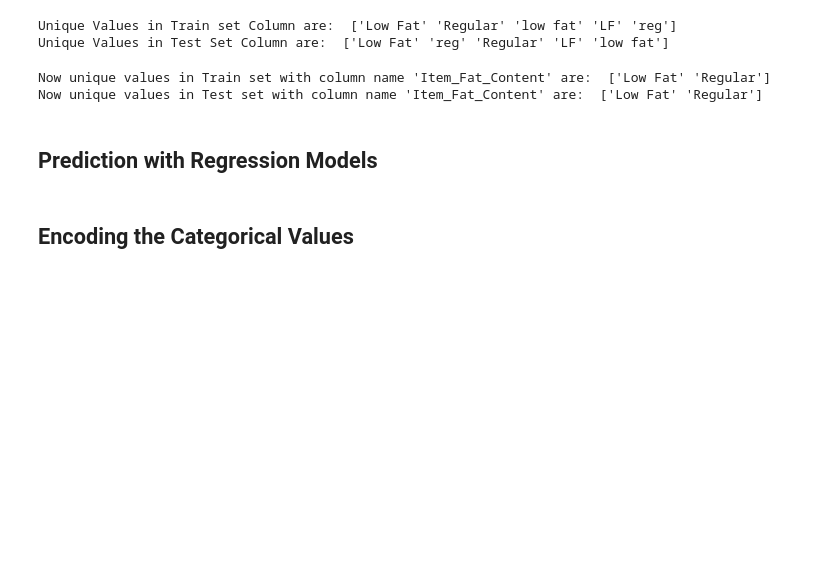
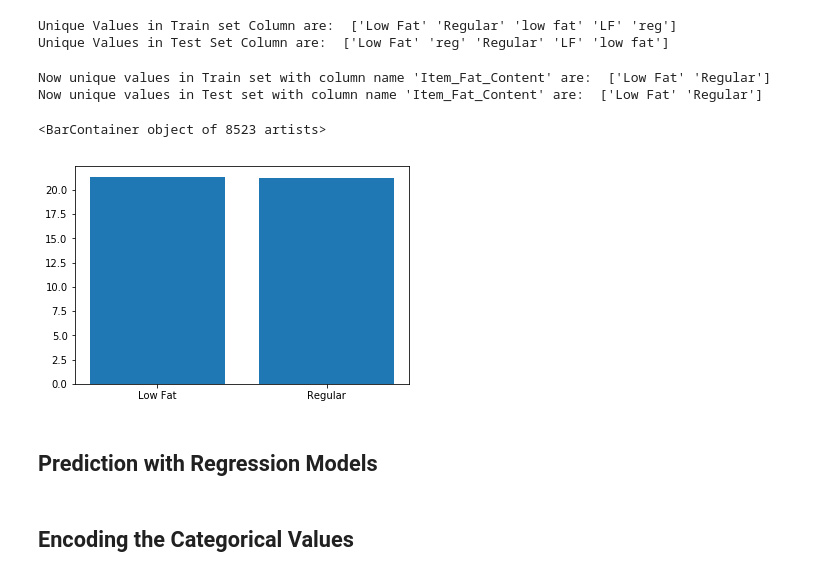
Before and after one commit to ashishsth7586/PyTorch, a Jupyter notebook: 02_bigmart-sales/Big Mart Sales - Data Visualization, Cleaning and Prediction.ipynb, the cells around one changed output. Cells and saved outputs as stored; diff of their text form; code cells hidden in the pictures; blank space fills up the shorter version.

```diff
--- a/02_bigmart-sales/Untitled.ipynb
+++ b/02_bigmart-sales/Big Mart Sales - Data Visualization, Cleaning and Prediction.ipynb
@@ -216,7 +219,10 @@ print("Now unique values in Test set with column name 'Item_Fat_Content' are: ",
 Now unique values in Train set with column name 'Item_Fat_Content' are:  ['Low Fat' 'Regular']
 Now unique values in Test set with column name 'Item_Fat_Content' are:  ['Low Fat' 'Regular']
 # %%
-#plt.bar(dataframe_train["Item_Fat_Content"], dataframe_train["Item_Weight"])
+plt.bar(dataframe_train["Item_Fat_Content"], dataframe_train["Item_Weight"])
+# %% [output]
+<BarContainer object of 8523 artists>
+[figure, added]
 # %% [markdown]
 ## Prediction with Regression Models
 # %%
```
Also changed, not shown: parts of 10 cells of this notebook, 3 other files.
